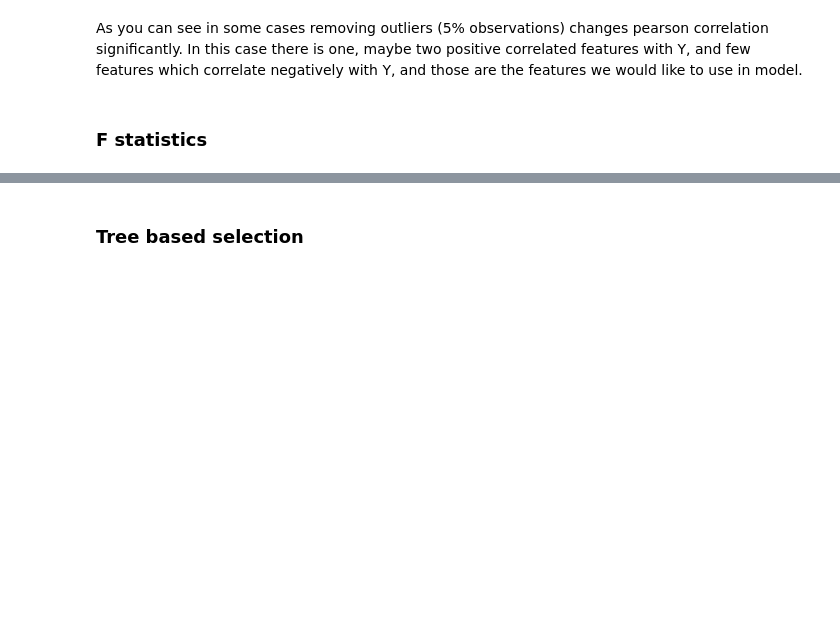
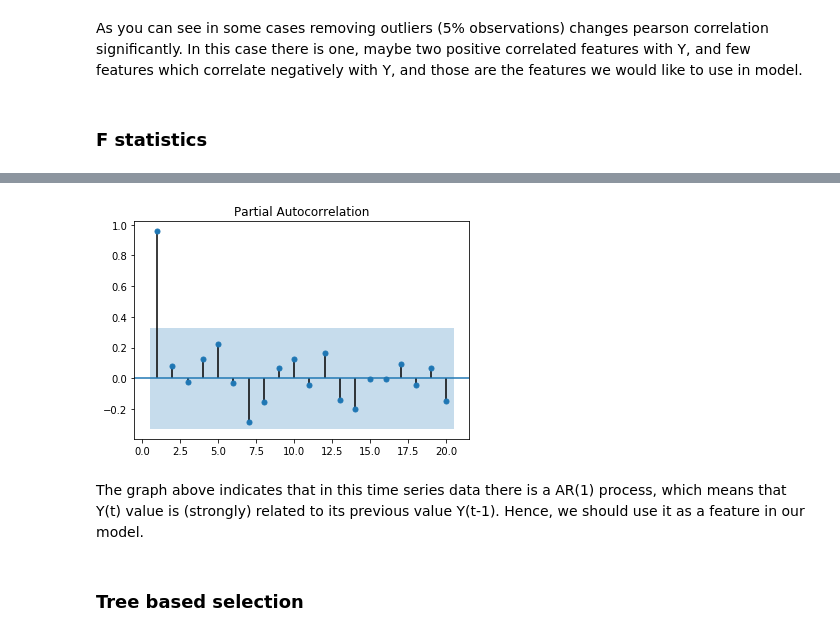
Before and after one commit to slusarczyk41/ml_kajecik, a Jupyter notebook: ML "Kajecik", meaning right tool for right problem.ipynb, the cells around one changed output, grey strips where cells are left out. Cells and saved outputs as stored; diff of their text form; code cells hidden in the pictures; blank space fills up the shorter version.

Commit message:
pacf

```diff
--- a/ML "Kajecik", meaning right tool for right problem.ipynb
+++ b/ML "Kajecik", meaning right tool for right problem.ipynb
@@ -302,3 +308,9 @@ As you can see in some cases removing outliers (5% observations) changes pearson
+# %%
+plot_pacf(sin_data['Y'], alpha = 0.001, zero = False);
+# %% [output]
+[figure, added]
+# %% [markdown]
+The graph above indicates that in this time series data there is a AR(1) process, which means that Y(t) value is (strongly) related to its previous value Y(t-1). Hence, we should use it as a feature in our model.
 # %% [markdown]
 ### Tree based selection
 # %% [markdown]
```
Also changed, not shown: parts of 3 cells of this notebook.
